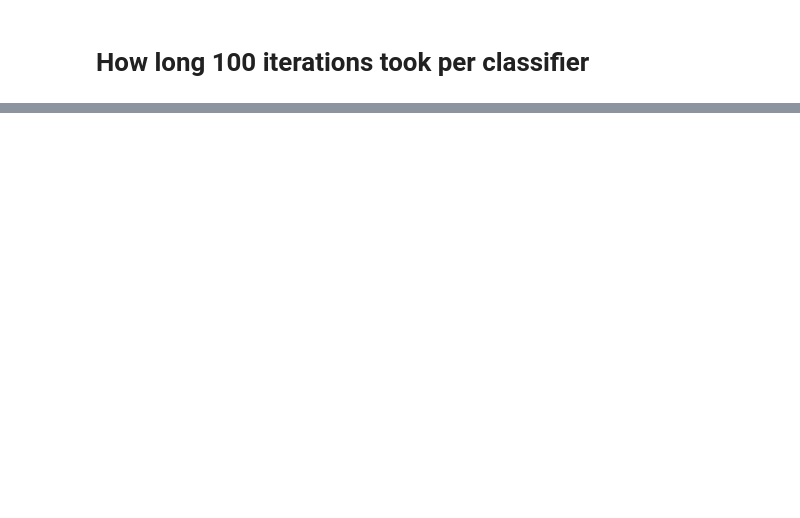
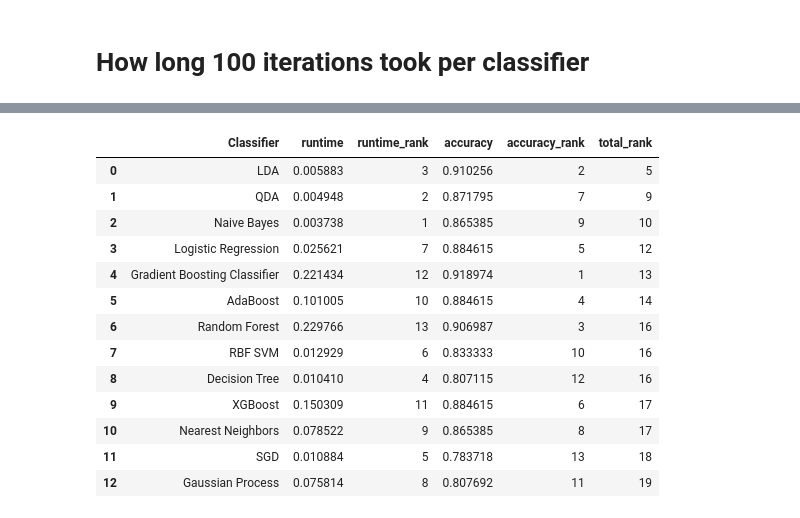
Before and after one commit to qetdr/xAutoML-Project1, a Jupyter notebook: baseline algorithms.ipynb, the cells around one changed output, grey strips where cells are left out. Saved outputs shown, nothing was run; the diff lists cells and outputs as text; code cells hidden in the pictures; blank space fills up the shorter version.

```diff
--- a/baseline algorithms.ipynb
+++ b/baseline algorithms.ipynb
@@ -298,0 +334,33 @@ medianDf
+# %%
+runtime_df = timeMeanDf.copy()
+runtime_df['runtime_rank'] = list(reversed(range(1, len(runtime_df) + 1))) # here higher runtime is worse, so we reverse
+runtime_df.rename( columns={0 :'runtime'}, inplace=True )
+runtime_df.index.name = 'Classifier'
+
+accuracy_df = meanDf.copy()
+accuracy_df['accuracy_rank'] = range(1, len(accuracy_df) + 1)
+accuracy_df.rename( columns={0 :'accuracy'}, inplace=True )
+accuracy_df.index.name = 'Classifier'
+
+
+df_merged = pd.merge(runtime_df, accuracy_df, how='inner', on = 'Classifier')
+df_merged['total_rank'] = df_merged.apply(lambda row: row.runtime_rank + row.accuracy_rank, axis=1)
+df_merged['total_rank'] = df_merged['total_rank'].astype('int')
+df_merged = df_merged.sort_values(by=['total_rank'])
+df_merged = df_merged.reset_index(level=0)
+df_merged
+# %% [output]
+|  | Classifier | runtime | runtime_rank | accuracy | accuracy_rank | total_rank |
+| 0 | LDA | 0.005883 | 3 | 0.910256 | 2 | 5 |
+| 1 | QDA | 0.004948 | 2 | 0.871795 | 7 | 9 |
+| 2 | Naive Bayes | 0.003738 | 1 | 0.865385 | 9 | 10 |
+| 3 | Logistic Regression | 0.025621 | 7 | 0.884615 | 5 | 12 |
+| 4 | Gradient Boosting Classifier | 0.221434 | 12 | 0.918974 | 1 | 13 |
+| 5 | AdaBoost | 0.101005 | 10 | 0.884615 | 4 | 14 |
+| 6 | Random Forest | 0.229766 | 13 | 0.906987 | 3 | 16 |
+| 7 | RBF SVM | 0.012929 | 6 | 0.833333 | 10 | 16 |
+| 8 | Decision Tree | 0.010410 | 4 | 0.807115 | 12 | 16 |
+| 9 | XGBoost | 0.150309 | 11 | 0.884615 | 6 | 17 |
+| 10 | Nearest Neighbors | 0.078522 | 9 | 0.865385 | 8 | 17 |
+| 11 | SGD | 0.010884 | 5 | 0.783718 | 13 | 18 |
+| 12 | Gaussian Process | 0.075814 | 8 | 0.807692 | 11 | 19 |
```
Also changed, not shown: parts of 18 cells of this notebook.
